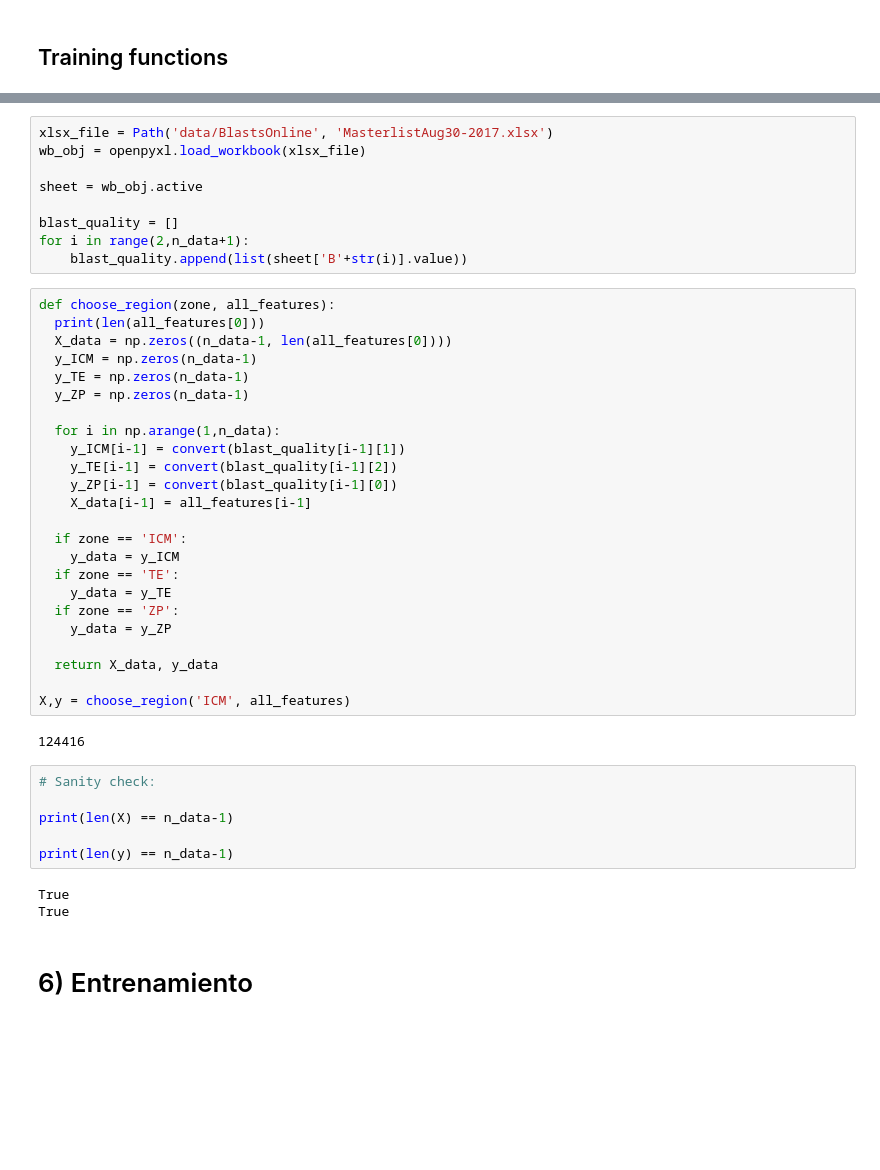
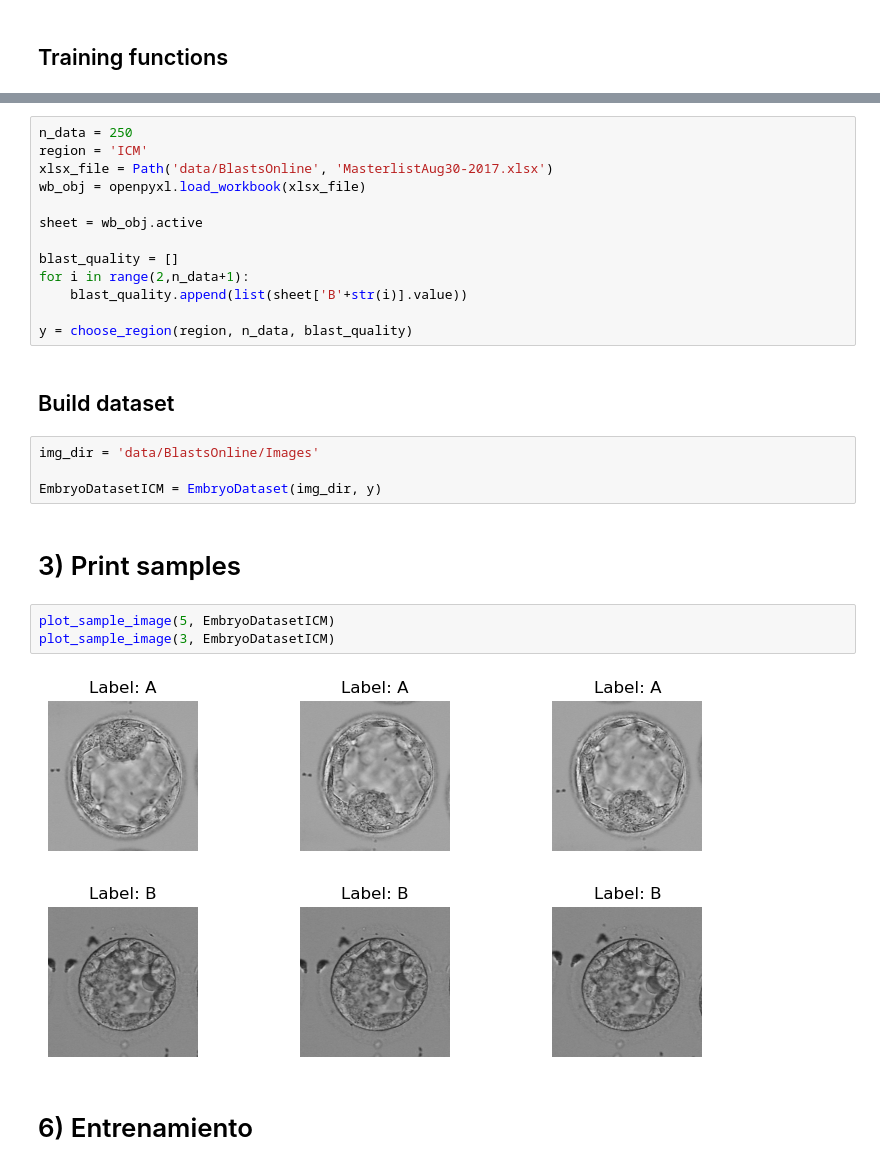
Before and after one commit to JuanDiegoYoung/Embryo-quality-classification, a Jupyter notebook: notebooks/end_to_end_embryo_classifier.ipynb, the cells around one changed output, grey strips where cells are left out. Cells and saved outputs as stored; diff of their text form; blank space fills up the shorter version.

```diff
--- a/notebooks/end_to_end_embryo_classifier.ipynb
+++ b/notebooks/end_to_end_embryo_classifier.ipynb
@@ -306,4 +311,6 @@ TypeError: Object of type ndarray is not JSON serializable
 # %%
+n_data = 250
+region = 'ICM'
 xlsx_file = Path('data/BlastsOnline', 'MasterlistAug30-2017.xlsx')
 wb_obj = openpyxl.load_workbook(xlsx_file)
 
@@ -312,41 +319,22 @@ sheet = wb_obj.active
 blast_quality = []
 for i in range(2,n_data+1):
     blast_quality.append(list(sheet['B'+str(i)].value))
+
+y = choose_region(region, n_data, blast_quality)
-# %%
-def choose_region(zone, all_features):
-  print(len(all_features[0]))
-  X_data = np.zeros((n_data-1, len(all_features[0])))
-  y_ICM = np.zeros(n_data-1)
-  y_TE = np.zeros(n_data-1)
-  y_ZP = np.zeros(n_data-1)
-
-  for i in np.arange(1,n_data):
-    y_ICM[i-1] = convert(blast_quality[i-1][1])
-    y_TE[i-1] = convert(blast_quality[i-1][2])
-    y_ZP[i-1] = convert(blast_quality[i-1][0])
-    X_data[i-1] = all_features[i-1]
-
-  if zone == 'ICM':
-    y_data = y_ICM
-  if zone == 'TE':
-    y_data = y_TE
-  if zone == 'ZP':
-    y_data = y_ZP
-
-  return X_data, y_data
-
-X,y = choose_region('ICM', all_features)
-# %% [output]
-124416
-# %%
-# Sanity check:
-
-print(len(X) == n_data-1)
-
-print(len(y) == n_data-1)
-# %% [output]
-True
-True
+# %% [markdown]
+## Build dataset
+# %%
+img_dir = 'data/BlastsOnline/Images'
+
+EmbryoDatasetICM = EmbryoDataset(img_dir, y)
+# %% [markdown]
+# 3) Print samples
+# %%
+plot_sample_image(5, EmbryoDatasetICM)
+plot_sample_image(3, EmbryoDatasetICM)
+# %% [output]
+[figure, added]
+[figure, added]
 # %% [markdown]
 # 6) Entrenamiento
 # %% [markdown]
```
Also changed, not shown: parts of 14 cells of this notebook, 2 other files.
